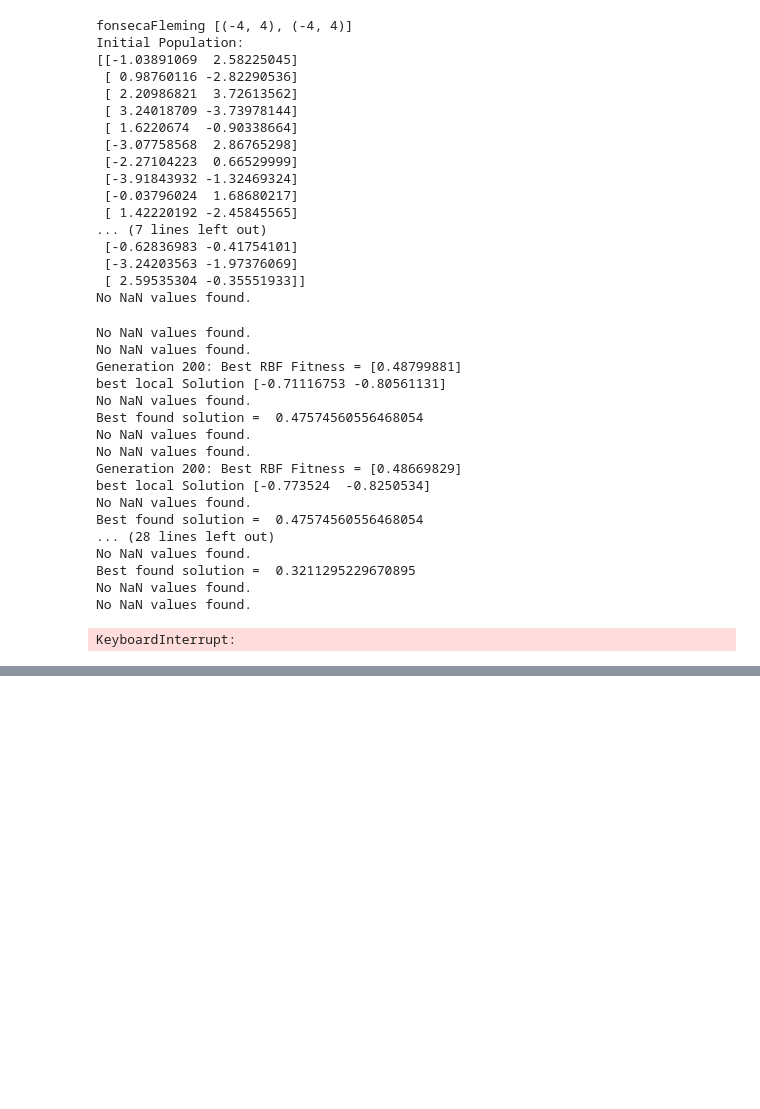
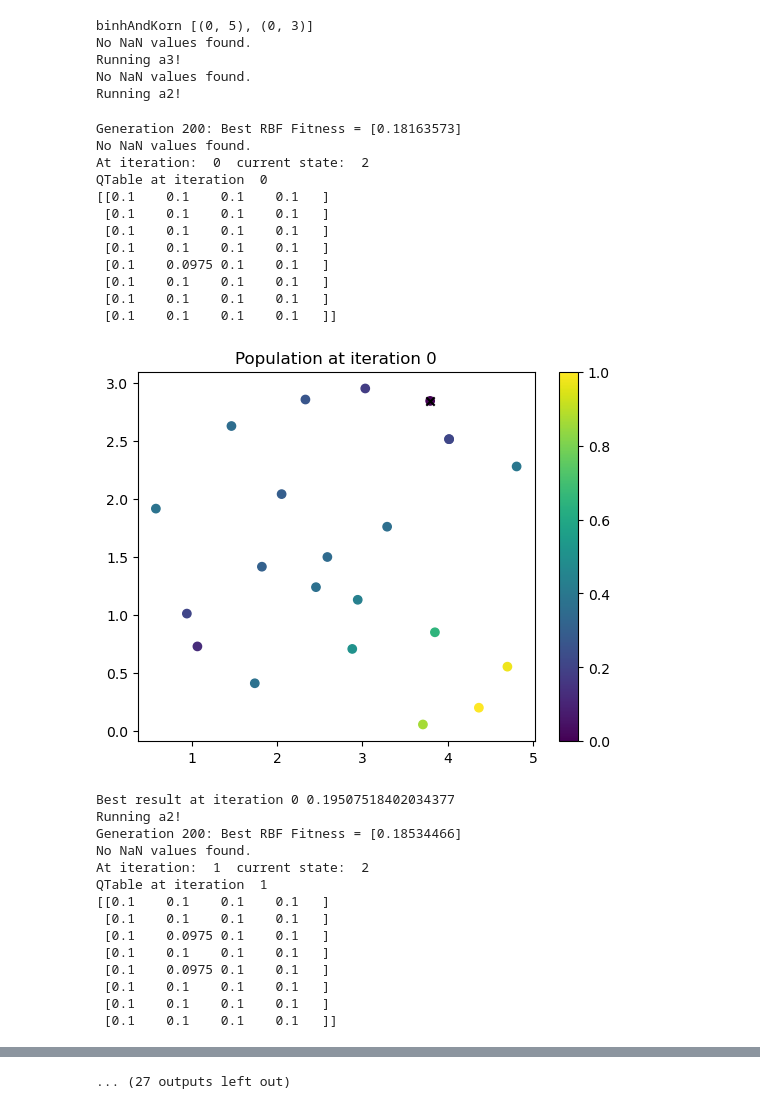
Before and after one commit to BenMoore310/MOOptimisers, a Jupyter notebook: testRunning.ipynb, the cells around one changed output, grey strips where cells are left out. Cells and saved outputs as stored; diff of their text form; code cells hidden in the pictures; blank space fills up the shorter version.

```diff
--- a/testRunning.ipynb
+++ b/testRunning.ipynb
@@ -58,9 +37,9 @@ Initial Population:
 # %%
 weights = np.array((0.5, 0.5))
 functionDict = {
-                # func.binhAndKorn:[(0,5), (0,3)]
+                func.binhAndKorn:[(0,5), (0,3)]
                 # func.chankongHaimes:[(-20,20), (-20,20)]
-                func.fonsecaFleming:[(-4,4), (-4,4)]
+                # func.fonsecaFleming:[(-4,4), (-4,4)]
                 # func.ctp1:[(0,1), (0,1)],
                 # func.constrEx:[(0.1,1), (0,5)]
                 # func.testFunction4:[(-7,4), (-7,4)]
@@ -79,67 +58,66 @@ for key, value in functionDict.items():
     #generate one LHS for each test function, to be used for all optimisers/scalarisers
     #using a population size of 20
     sampler = qmc.LatinHypercube(d=len(bounds))
     sample = sampler.random(n=initSampleSize)
     initPopulation = qmc.scale(sample, lowBounds, highBounds)
 
     #check for and systematically replace nan values in initial population
     #(requires evaluating initial population)
     #TODO: this evaluation is currently repeated when initiating each SAEA.
 
     objvTargets = np.empty((0,2))
 
     for i in range(0, initSampleSize):
 
         newObjvTgt = opt.MOobjective_function(initPopulation[i], key, len(bounds))
         # print(newObjvTgt)
         while np.any(np.isnan(newObjvTgt)):
             newSample = np.random.uniform(lowBounds, high=highBounds, size=(2,))
             newObjvTgt = opt.MOobjective_function(newSample, key, len(bounds))
             initPopulation[i] = newSample
 
         # objvTargets = np.vstack((objvTargets, newObjvTgt))
 
-    print('Initial Population:')
-    print(initPopulation)
+    # print('Initial Population:')
+    # print(initPopulation)
 
-    LSADE = opt.LSADE(value, 20, key, func.chebyshev, 2, weights, useInitialPopulation=True, initialPopulation=initPopulation)
-    LSADE.optimizerStep()
+    # LSADE = opt.LSADE(value, 20, key, func.chebyshev, 2, weights, useInitialPopulation=True, initialPopulation=initPopulation)
+    # LSADE.optimizerStep()
 
     # bayesianRun = opt.bayesianOptimiser(value, 15, key, func.HypI, 2, weights, useInitialPopulation=True, initialPopulation=initPopulation)
     # bayesianRun.runOptimiser()
+    ESA = opt.ESA(value, 20, 10, 0.25, key, func.weightedNorm, 2, weights, 0.9, 80, useInitialPopulation=True, initialPopulation=initPopulation)
+    ESA.mainMenu(initialAction=2)
 # %% [output]
-fonsecaFleming [(-4, 4), (-4, 4)]
-Initial Population:
-[[-1.03891069  2.58225045]
- [ 0.98760116 -2.82290536]
- [ 2.20986821  3.72613562]
- [ 3.24018709 -3.73978144]
- [ 1.6220674  -0.90338664]
- [-3.07758568  2.86765298]
- [-2.27104223  0.66529999]
- [-3.91843932 -1.32469324]
- [-0.03796024  1.68680217]
- [ 1.42220192 -2.45845565]
-... (7 lines left out)
- [-0.62836983 -0.41754101]
- [-3.24203563 -1.97376069]
- [ 2.59535304 -0.35551933]]
+binhAndKorn [(0, 5), (0, 3)]
 No NaN values found.
+Running a3!
+No NaN values found.
+Running a2!
+Generation 200: Best RBF Fitness = [0.18163573]
 No NaN values found.
-No NaN values found.
-Generation 200: Best RBF Fitness = [0.48799881]
-best local Solution [-0.71116753 -0.80561131]
-No NaN values found.
-Best found solution =  0.47574560556468054
-No NaN values found.
-No NaN values found.
-Generation 200: Best RBF Fitness = [0.48669829]
-best local Solution [-0.773524  -0.8250534]
-No NaN values found.
-Best found solution =  0.47574560556468054
-... (28 lines left out)
-No NaN values found.
-Best found solution =  0.3211295229670895
-No NaN values found.
-No NaN values found.
+At iteration:  0  current state:  2
+QTable at iteration  0
+[[0.1    0.1    0.1    0.1   ]
+ [0.1    0.1    0.1    0.1   ]
+ [0.1    0.1    0.1    0.1   ]
+ [0.1    0.1    0.1    0.1   ]
+ [0.1    0.0975 0.1    0.1   ]
+ [0.1    0.1    0.1    0.1   ]
+ [0.1    0.1    0.1    0.1   ]
+ [0.1    0.1    0.1    0.1   ]]
+[figure, added]
-KeyboardInterrupt:
+Best result at iteration 0 0.19507518402034377
+Running a2!
+Generation 200: Best RBF Fitness = [0.18534466]
+No NaN values found.
+At iteration:  1  current state:  2
+QTable at iteration  1
+[[0.1    0.1    0.1    0.1   ]
+ [0.1    0.1    0.1    0.1   ]
+ [0.1    0.0975 0.1    0.1   ]
+ [0.1    0.1    0.1    0.1   ]
+ [0.1    0.0975 0.1    0.1   ]
+ [0.1    0.1    0.1    0.1   ]
+ [0.1    0.1    0.1    0.1   ]
+ [0.1    0.1    0.1    0.1   ]]
@@ -145,0 +188 @@ KeyboardInterrupt:
+... (27 outputs left out)
```
Also changed, not shown: parts of 2 cells of this notebook, 4 other files.
